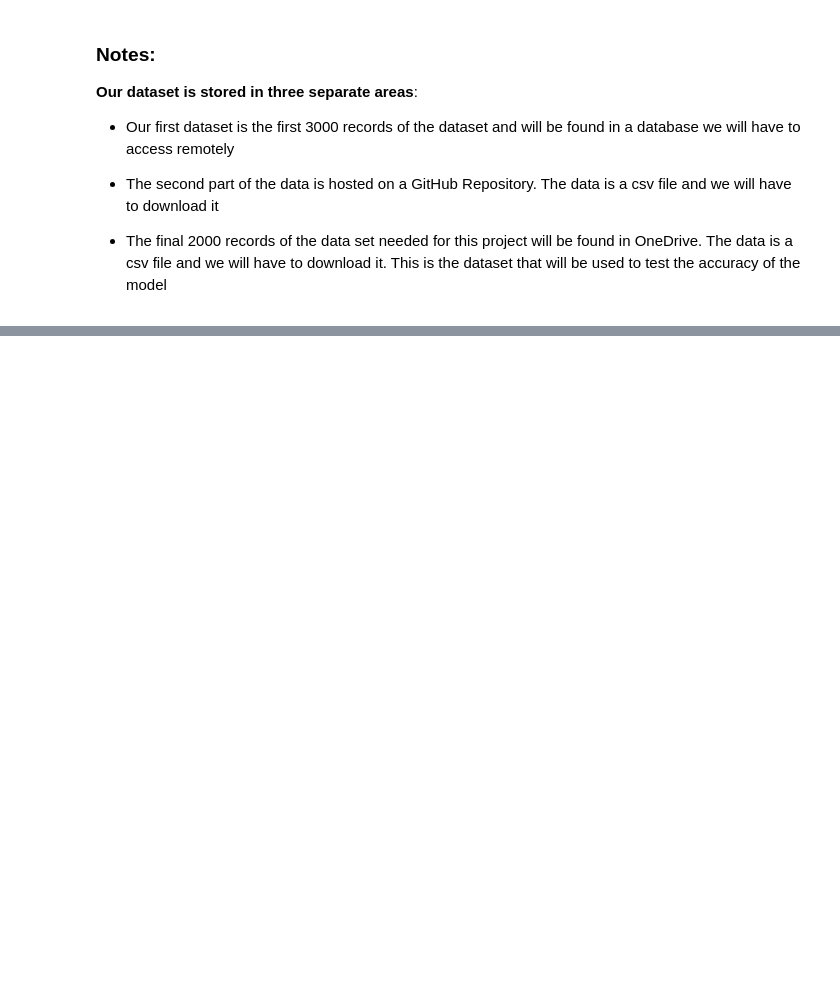
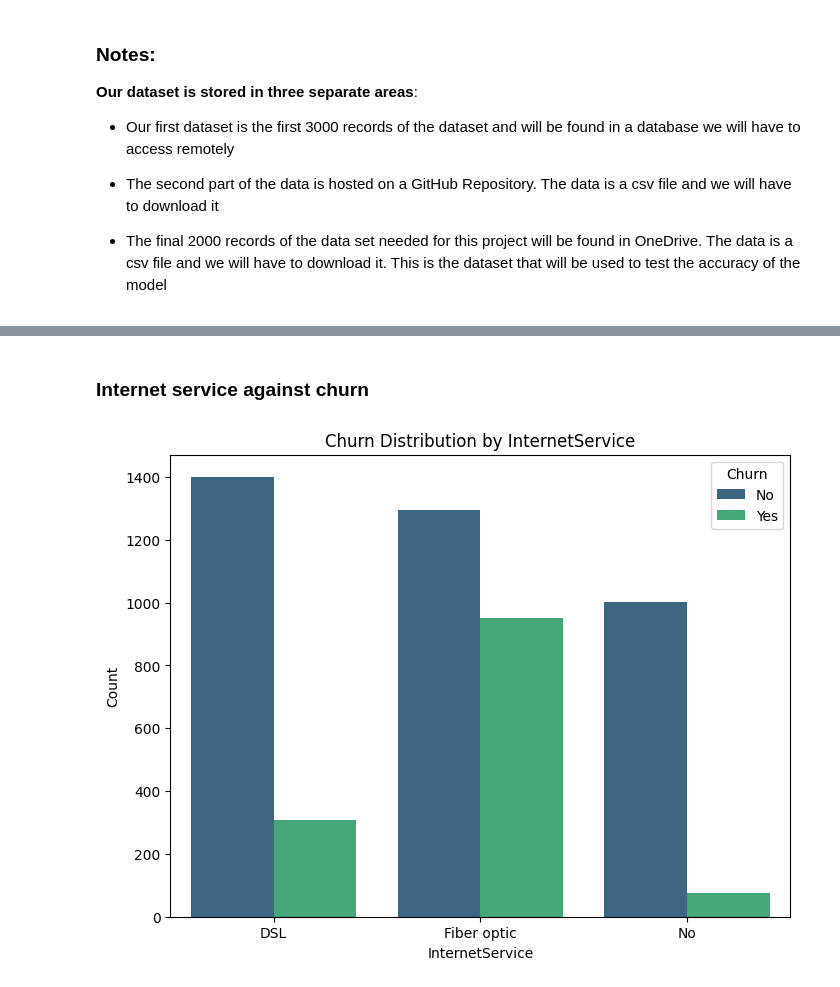
Before and after one commit to Joykoech/Customer-churn-prediction, a Jupyter notebook: notebook/churn.ipynb, the cells around one changed output, grey strips where cells are left out. Saved outputs shown, nothing was run; the diff lists cells and outputs as text; code cells hidden in the pictures; blank space fills up the shorter version.

```diff
--- a/notebook/churn.ipynb
+++ b/notebook/churn.ipynb
@@ -71,0 +407,18 @@ OperationalError: ('08001', '[08001] [Microsoft][ODBC SQL Server Driver][DBNETLI
+# %% [markdown]
+### Internet service against churn
+# %%
+train_data['InternetService'] = train_data['InternetService'].replace({True: 'Yes', False: 'No'})
+
+
+train_data['Churn'] = train_data['Churn'].replace({True: 'Yes', False: 'No'})
+
+
+plt.figure(figsize=(8, 6))
+sns.countplot(x='InternetService', hue='Churn', data=train_data, palette='viridis')
+plt.xlabel('InternetService')
+plt.ylabel('Count')
+plt.title('Churn Distribution by InternetService')
+plt.legend(title='Churn', loc='upper right')
+plt.show()
+# %% [output]
+[figure, added]
```
Also changed, not shown: parts of 105 cells of this notebook, 3 other files.
